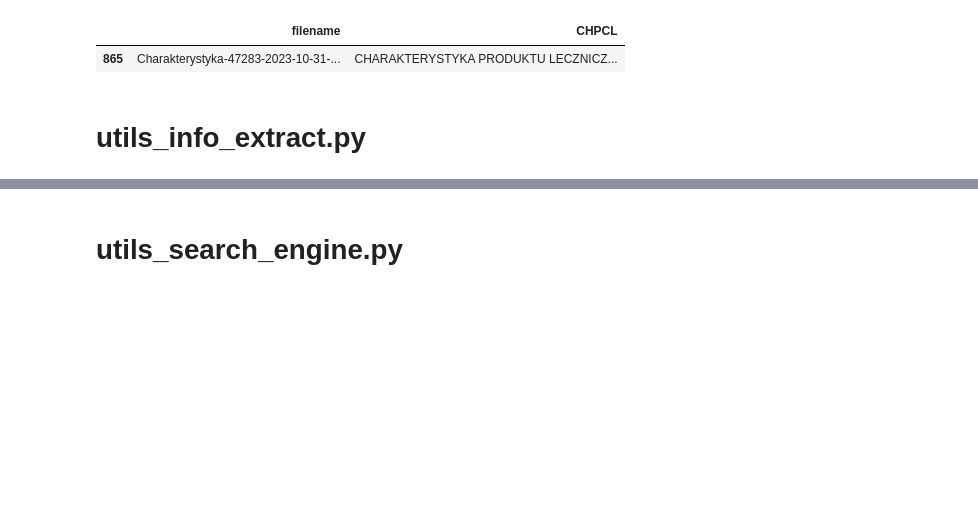
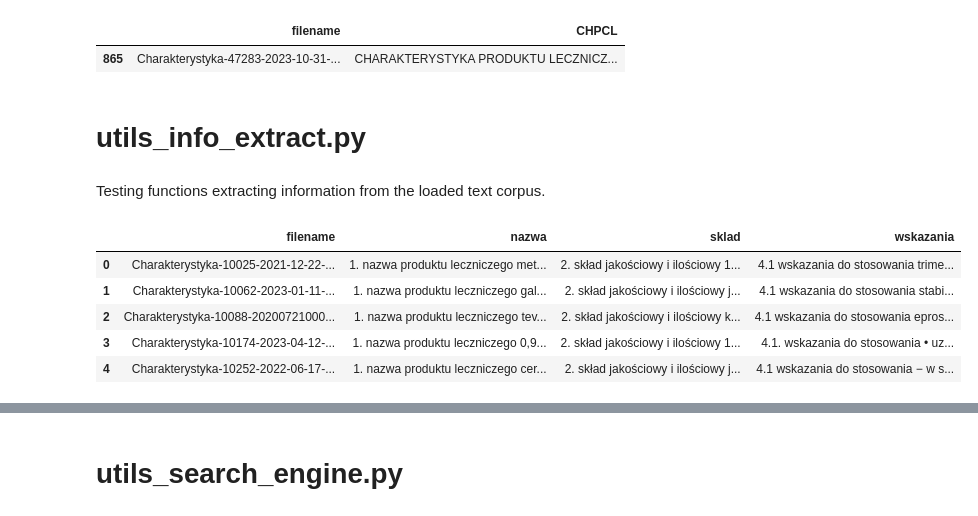
Before and after one commit to erg0-0/NLP_medical_products_browser, a Jupyter notebook: notebooks/nlp_Lila_arg-q.ipynb, the cells around one changed output, grey strips where cells are left out. Cells and saved outputs as stored; diff of their text form; code cells hidden in the pictures; blank space fills up the shorter version.

```diff
--- a/notebooks/nlp_Lila_arg-q.ipynb
+++ b/notebooks/nlp_Lila_arg-q.ipynb
@@ -100,6 +104,8 @@ text_df.iloc[865:866 ,:]
 | 865 | Charakterystyka-47283-2023-10-31-... | CHARAKTERYSTYKA PRODUKTU LECZNICZ... |
 # %% [markdown]
 # utils_info_extract.py
+# %% [markdown]
+Testing functions extracting information from the loaded text corpus.
 # %%
 import fitz
 import re
@@ -176,0 +179,9 @@ text_extracted = extract_columns(text_df, 'CHPCL')
+# %%
+text_extracted.head()
+# %% [output]
+|  | filename | nazwa | sklad | wskazania |
+| 0 | Charakterystyka-10025-2021-12-22-... | 1. nazwa produktu leczniczego met... | 2. skład jakościowy i ilościowy 1... | 4.1 wskazania do stosowania trime... |
+| 1 | Charakterystyka-10062-2023-01-11-... | 1. nazwa produktu leczniczego gal... | 2. skład jakościowy i ilościowy j... | 4.1 wskazania do stosowania stabi... |
+| 2 | Charakterystyka-10088-20200721000... | 1. nazwa produktu leczniczego tev... | 2. skład jakościowy i ilościowy k... | 4.1 wskazania do stosowania epros... |
+| 3 | Charakterystyka-10174-2023-04-12-... | 1. nazwa produktu leczniczego 0,9... | 2. skład jakościowy i ilościowy 1... | 4.1. wskazania do stosowania • uz... |
+| 4 | Charakterystyka-10252-2022-06-17-... | 1. nazwa produktu leczniczego cer... | 2. skład jakościowy i ilościowy j... | 4.1 wskazania do stosowania − w s... |
```
Also changed, not shown: parts of 26 cells of this notebook, 2 other files.
